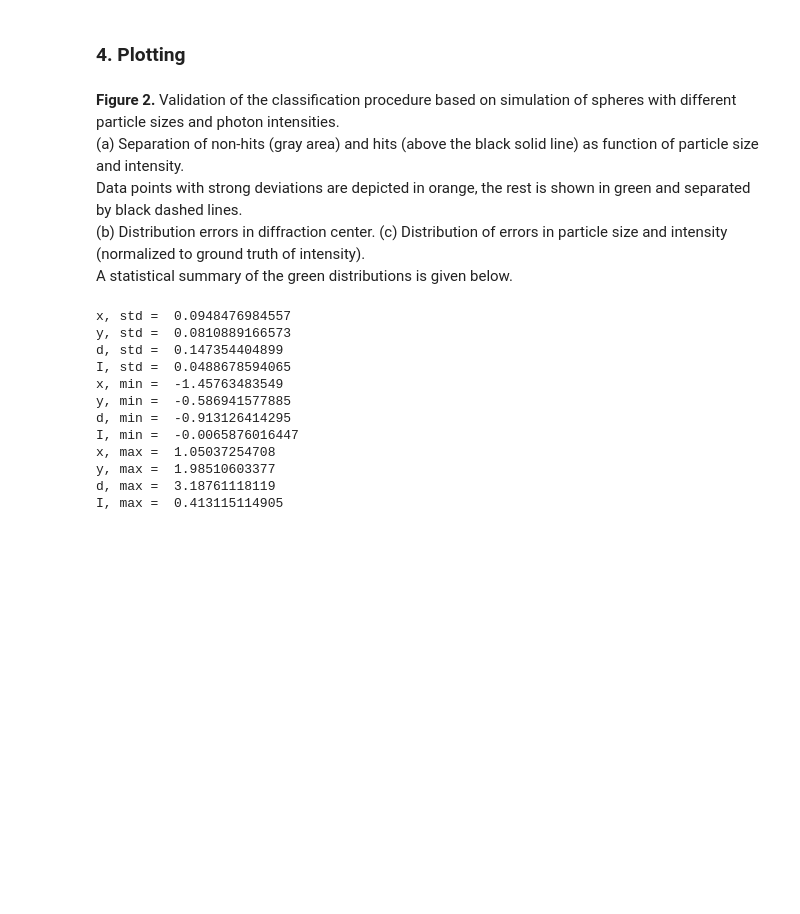
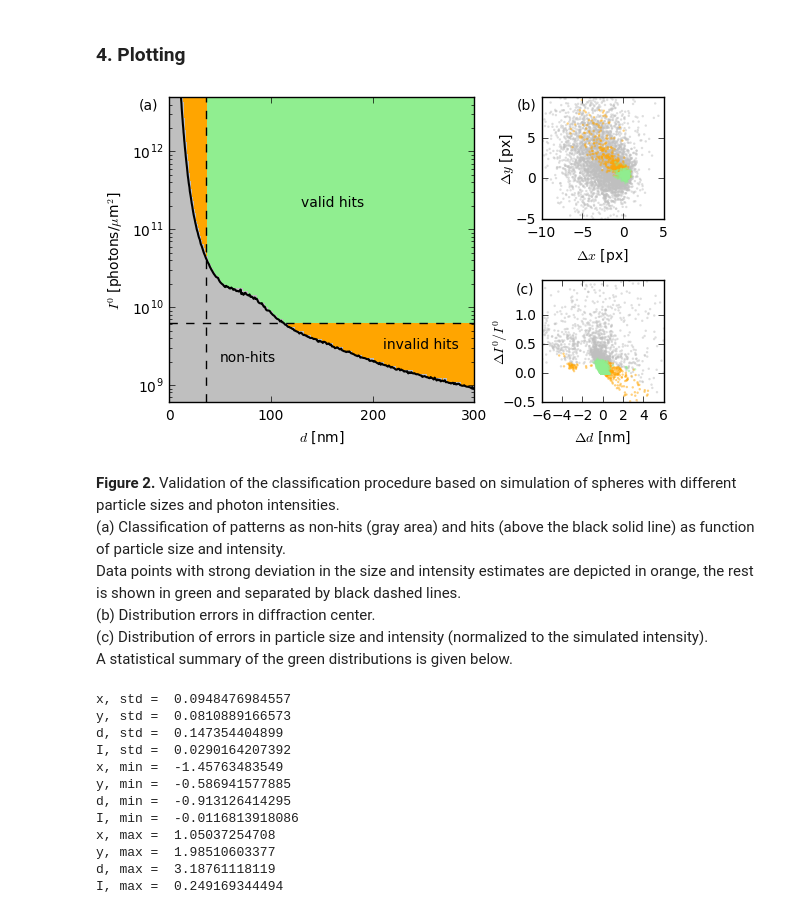
Before and after one commit to cnettel/cxic9714-analysis, a Jupyter notebook: ipynb/fig02_validation.ipynb, the cells around one changed output. Cells and saved outputs as stored; diff of their text form; code cells hidden in the pictures; blank space fills up the shorter version.

```diff
--- a/ipynb/fig02_validation.ipynb
+++ b/ipynb/fig02_validation.ipynb
@@ -40,27 +35,18 @@ with h5py.File(filename, 'r') as f:
     centery_true    = f["simulation"]["cy"][:].reshape(shape)
     diameter_fit    = f["results"]["diameter"][:].reshape(shape)
     intensity_fit   = f["results"]["intensity"][:].reshape(shape)
-    intensity2_fit  = f["results"]["intensity_rescaled"][:].reshape(shape)
     centerx_fit     = f["results"]["cx"][:].reshape(shape)
     centery_fit     = f["results"]["cy"][:].reshape(shape)
     chisquared      = f["results"]["chisquared"][:].reshape(shape)
     hitscore_npeaks = f["results"]["npeaks"][:].reshape(shape)
-    sum_model       = f["simulation"]["sum_model"][:].reshape(shape)
-    sum_bg          = f["simulation"]["sum_background"][:].reshape(shape)
-    sum_data        = f["simulation"]["sum_data"][:].reshape(shape)
-    nr_photons_model = f["simulation"]["nr_photons_model"][:].reshape(shape)
-    nr_photons_bg    = f["simulation"]["nr_photons_background"][:].reshape(shape)
-    nr_photons_data  = f["simulation"]["nr_photons_data"][:].reshape(shape)
 # %% [markdown]
 ### 2. Converting to different units
 # %%
-# True Intensity in units of mJ/mu2 and W/cm2
-intensity_true_Wcm2  = intensity_true
+# True Intensity in units of mJ/mu2
 intensity_true_mJum2 = intensity_true * (1000 * pulse_length) / 1e8
 
-# Fitted intensity in units of mJ/um2 and W/cm2
-intensity_fit_Wcm2   = intensity_fit * 1e8 / (1000 * pulse_length)
-intensity_fit_mJum2  = intensity2_fit
+# Fitted intensity in units of mJ/um2
+intensity_fit_mJum2  = intensity_fit
 
 # Intensity in Nr. of photons
 h = 6.62606957e-34 #Js
@@ -68,7 +54,6 @@ c = 299792458 #m/s
 hc = h*c  #Jm
 intensity_true_NrPhum2 = ((intensity_true_mJum2 / 1000.) * wavelength) / (hc)
 intensity_fit_NrPhum2  = ((intensity_fit_mJum2 / 1000.) * wavelength) / (hc)
-intensity_true_NrPh    = intensity_true_NrPhum2 * np.pi * (1e-3*diameter_true/2.)**2
 
 # Make a grid of size vs. intensity
 grid_shape = (nintensities, nsizes)
@@ -161,48 +134,47 @@ plot.axes[2].text(50, 2e9, 'non-hits', fontsize=10)
 plot.axes[2].text(210, 3e9, 'invalid hits', fontsize=10)
 plot.axes[2].text(130, 2e11, 'valid hits', fontsize=10)
 
-
 plot.plotting_correlation(0,
                           [absolute_error_centerx[blanks],
                            absolute_error_centerx[middle],
                            absolute_error_centerx[hits]],
                           [absolute_error_centery[blanks],
                            absolute_error_centery[middle],
                            absolute_error_centery[hits]],
                           xlim=[-10,5], ylim=[-5,10], logx=False, logy=False,
                           color=['0.75', 'orange', 'lightgreen'],
                           markersize=3, marker='o', alpha=0.5)
 plot.axes[0].tick_params(axis='y', right='on', left='on', labelright='off', labelleft='on', labelcolor='k', direction='in')
 plot.axes[0].text(-13, 10, '(b)', va='top', ha='left', fontsize=10)
 plot.axes[0].yaxis.labelpad = 0
 plot.axes[0].set_xticks([-10,-5,0,5])
 plot.axes[0].set_yticks([-5,0,5])
 
-
 plot.plotting_correlation(1,
                           [absolute_error_diameter[blanks],
                            absolute_error_diameter[middle],
                            absolute_error_diameter[hits]],
                           [absolute_error_intensity_NrPhum2[blanks] / intensity_true_blanks,
                            absolute_error_intensity_NrPhum2[middle] / intensity_true_middle,
                            absolute_error_intensity_NrPhum2[hits] / intensity_true_hits],
                           logx=False, logy=False, xlim=[-6,6], ylim=[-.5, 1.6],
                           color=['0.75', 'orange', 'lightgreen'],
                           markersize=3, marker='o', alpha=0.5)
-#plot.axes[1].tick_params(axis='y', right='on', left='on', labelright='on', labelleft='off', labelcolor='k')
-#plot.axes[1].yaxis.set_label_position("right")
 plot.axes[1].text(-8.5, 1.58, '(c)', va='top', ha='left', fontsize=10)
 plot.axes[1].yaxis.labelpad = -5
 plot.axes[1].set_yticks([-0.5, 0, 0.5, 1.0])
 
-plot.save(plotdir + 'fig_simulation_simple.png')
+#plot.save(plotdir + 'fig_simulation_simple.png')
 plot.show()
+# %% [output]
+[figure, added]
 # %% [markdown]
 **Figure 2.**
 Validation of the classification procedure based on simulation of spheres with different particle sizes and photon intensities.
-(a) Separation of non-hits (gray area) and hits (above the black solid line) as function of particle size and intensity.
-Data points with strong deviations are depicted in orange, the rest is shown in green and separated by black dashed lines.
-(b) Distribution errors in diffraction center. (c) Distribution of errors in particle size and intensity (normalized to ground truth of intensity).
+(a) Classification of patterns as non-hits (gray area) and hits (above the black solid line) as function of particle size and intensity.
+Data points with strong deviation in the size and intensity estimates are depicted in orange, the rest is shown in green and separated by black dashed lines.
+(b) Distribution errors in diffraction center.
+(c) Distribution of errors in particle size and intensity (normalized to the simulated intensity).
 A statistical summary of the green distributions is given below.
 # %%
 print "x, std = ", np.std(absolute_error_centerx[hits])
@@ -223,12 +195,12 @@ print "I, max = ", np.max(absolute_error_intensity_NrPhum2[hits] / intensity_tru
 x, std =  0.0948476984557
 y, std =  0.0810889166573
 d, std =  0.147354404899
-I, std =  0.0488678594065
+I, std =  0.0290164207392
 x, min =  -1.45763483549
 y, min =  -0.586941577885
 d, min =  -0.913126414295
-I, min =  -0.0065876016447
+I, min =  -0.0116813918086
 x, max =  1.05037254708
 y, max =  1.98510603377
 d, max =  3.18761118119
-I, max =  0.413115114905
+I, max =  0.249169344494
```
Also changed, not shown: parts of 2 cells of this notebook, 10 other files.
